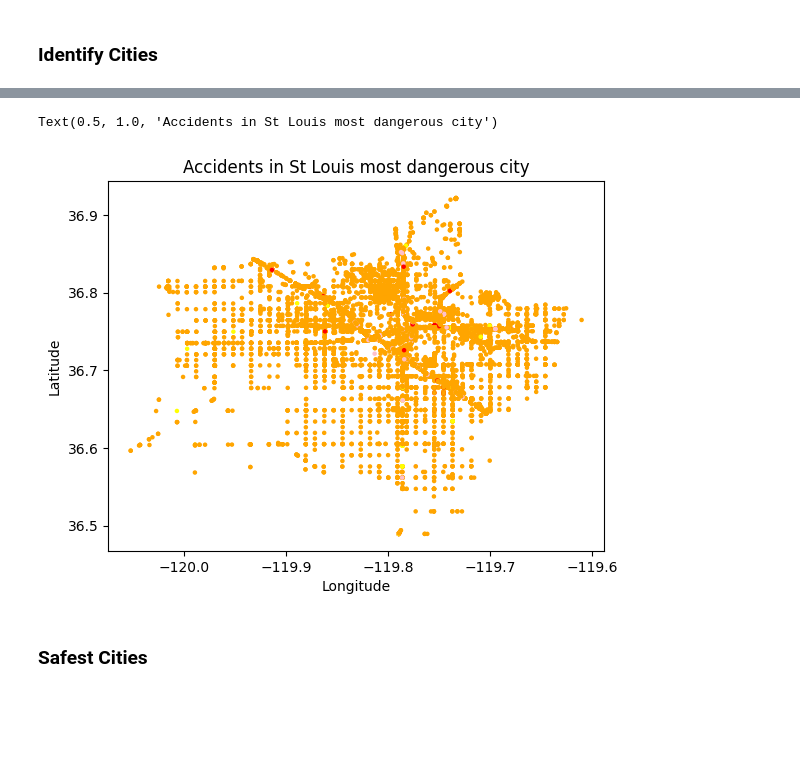
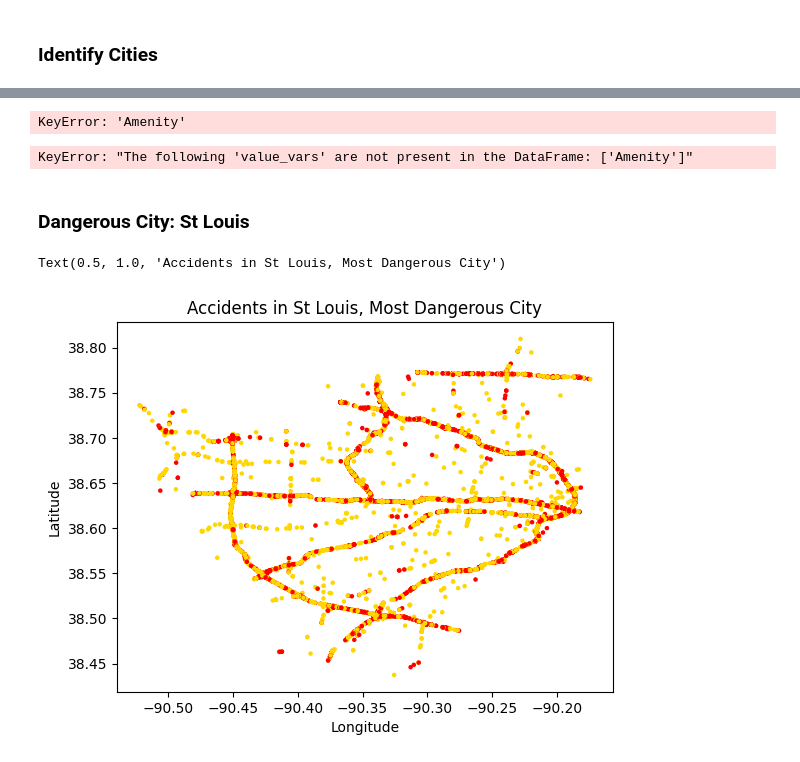
Before and after one commit to ethygers/vol3-data-and-modeling, a Jupyter notebook: superlative_cities.ipynb, the cells around one changed output, grey strips where cells are left out. Drawn from its saved outputs; the diff is of its cells as text; code cells hidden in the pictures; blank space fills up the shorter version.

Commit message:
edited city selectoin and began making plots

```diff
--- a/superlative_cities.ipynb
+++ b/superlative_cities.ipynb
@@ -138,0 +116,46 @@ Text(0.5, 1.0, 'Accidents in Fresno, most dangerous city')
+# %%
+# group by
+fresno = df.groupby("City").get_group("Fresno")
+traffic_features = ['Amenity',
+       'Bump', 'Crossing', 'Give_Way', 'Junction', 'No_Exit', 'Railway',
+       'Roundabout', 'Station', 'Stop', 'Traffic_Calming', 'Traffic_Signal',
+       'Turning_Loop']
+
+props_df = fresno.groupby(traffic_features).agg(
+       k=('severe', 'sum'),
+       n=('severe', 'size')
+)
+
+
+# make a df with each weather feature, number of accidents, and boolean severity
+# %% [output]
+KeyError: 'Amenity'
+# %%
+# Convert wide boolean columns → long format
+long = df.melt(
+    id_vars=["severe"],
+    value_vars=traffic_features,
+    var_name="traffic_feature",
+    value_name="has_feature",
+)
+
+# Keep only rows where that feature is actually present
+long = long[long["has_feature"]]
+
+# Aggregate to get counts per feature
+summary = (
+    long.groupby("traffic_feature")
+        .agg(
+            total_accidents=("severe", "size"),
+            severe_accidents=("severe", "sum"),
+        )
+        .reset_index()
+)
+
+summary["nonsevere_accidents"] = summary["total_accidents"] - summary["severe_accidents"]
+summary["prop_severe"] = summary["severe_accidents"] / summary["total_accidents"]
+
+# 5️⃣ Take the top 5 features by total accidents
+top5 = summary.sort_values("total_accidents", ascending=False).head(5)
+# %% [output]
+KeyError: "The following 'value_vars' are not present in the DataFrame: ['Amenity']"
@@ -139,18 +166,18 @@ Text(0.5, 1.0, 'Accidents in Fresno, most dangerous city')
+# %% [markdown]
+### Dangerous City: St Louis
 # %%
-df_danger = df.groupby("City").get_group("Saint Louis")
-df_danger = df_danger1[df_danger1["Start_Lng"] <= -115]   # data cleaning can be adjusted
-lat = df_danger["Start_Lat"]
-long = df_danger["Start_Lng"]
+stlouis = df.groupby("City").get_group("Saint Louis")
+stlouis = stlouis[stlouis["Start_Lng"] <= -89].copy()   # data cleaning can be adjusted
+lat = stlouis["Start_Lat"]
+long = stlouis["Start_Lng"]
 
-color_map = {1: "yellow", 2:"orange", 3:"pink", 4:"red"}
-colors = df_danger['Severity'].map(color_map)
+color_map = {1: "gold", 2:"gold", 3:"red", 4:"red"}
+colors = stlouis['Severity'].map(color_map)
 
 plt.scatter(long, lat, c=colors, s=5)
 plt.xlabel("Longitude")
 plt.ylabel("Latitude")
-plt.title(f"Accidents in St Louis most dangerous city")
+plt.title(f"Accidents in St Louis, Most Dangerous City")
 # %% [output]
-Text(0.5, 1.0, 'Accidents in St Louis most dangerous city')
+Text(0.5, 1.0, 'Accidents in St Louis, Most Dangerous City')
-[figure, old version]
+[figure, new version]
-# %% [markdown]
-### Safest Cities
```
Also changed, not shown: parts of 10 cells of this notebook.
